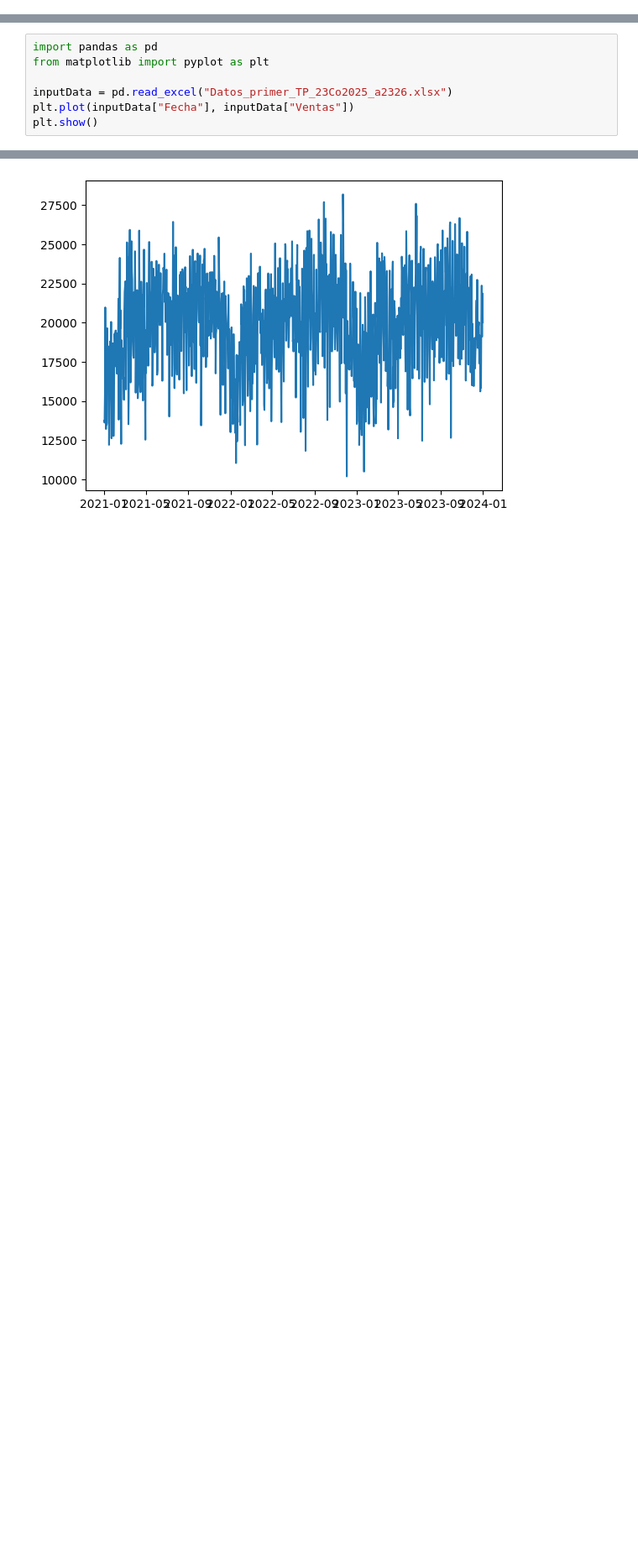
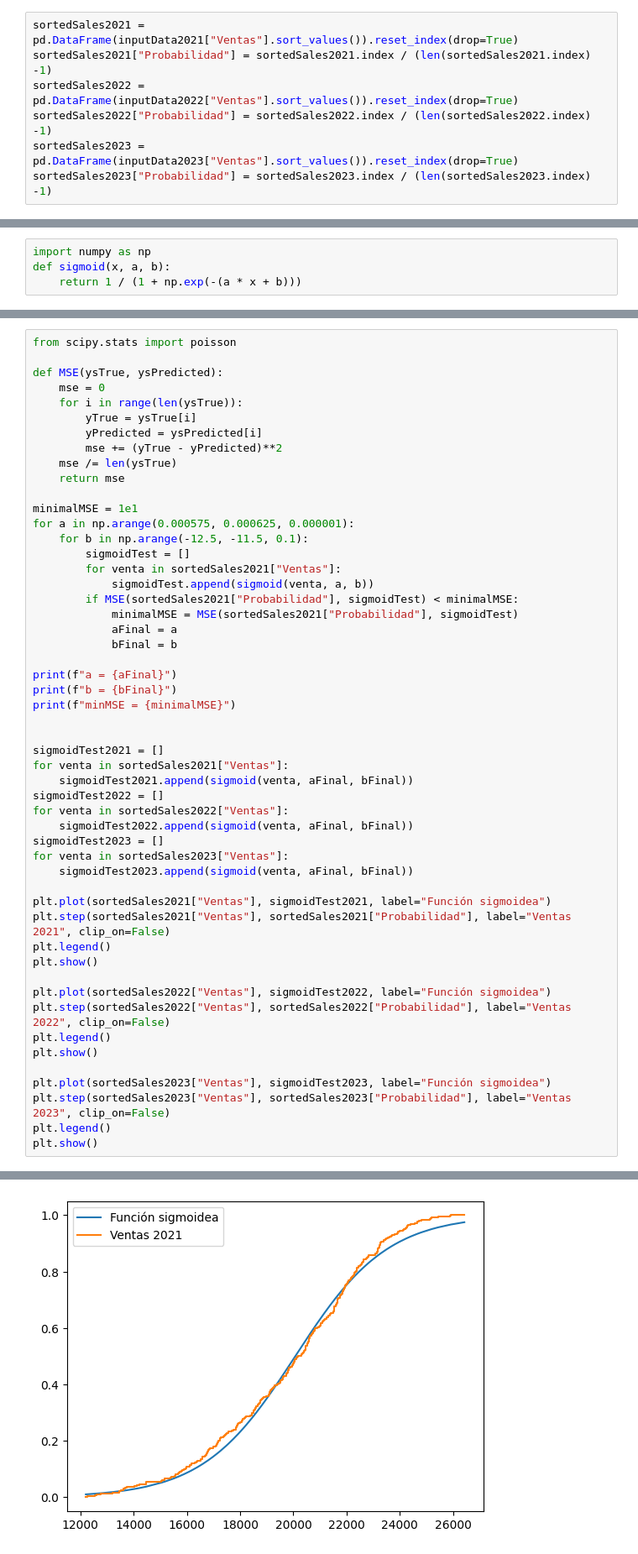
Before and after one commit to jteich99/peia, a Jupyter notebook: TP1/TP1_TEICH.ipynb, the cells around one changed output, grey strips where cells are left out. Shown at 84% size. Saved outputs shown, nothing was run; the diff lists cells and outputs as text; blank space fills up the shorter version.

```diff
--- a/TP1/TP1_TEICH.ipynb
+++ b/TP1/TP1_TEICH.ipynb
@@ -148,0 +171,7 @@ $$
+# %%
+sortedSales2021 = pd.DataFrame(inputData2021["Ventas"].sort_values()).reset_index(drop=True)
+sortedSales2021["Probabilidad"] = sortedSales2021.index / (len(sortedSales2021.index) -1)
+sortedSales2022 = pd.DataFrame(inputData2022["Ventas"].sort_values()).reset_index(drop=True)
+sortedSales2022["Probabilidad"] = sortedSales2022.index / (len(sortedSales2022.index) -1)
+sortedSales2023 = pd.DataFrame(inputData2023["Ventas"].sort_values()).reset_index(drop=True)
+sortedSales2023["Probabilidad"] = sortedSales2023.index / (len(sortedSales2023.index) -1)
@@ -148,0 +203,4 @@ $$
+# %%
+import numpy as np
+def sigmoid(x, a, b):
+    return 1 / (1 + np.exp(-(a * x + b)))
@@ -149,8 +209,53 @@ $$
 # %%
-import pandas as pd
-from matplotlib import pyplot as plt
+from scipy.stats import poisson
 
-inputData = pd.read_excel("Datos_primer_TP_23Co2025_a2326.xlsx")
-plt.plot(inputData["Fecha"], inputData["Ventas"])
+def MSE(ysTrue, ysPredicted):
+    mse = 0
+    for i in range(len(ysTrue)):
+        yTrue = ysTrue[i]
+        yPredicted = ysPredicted[i]
+        mse += (yTrue - yPredicted)**2
+    mse /= len(ysTrue)
+    return mse
+
+minimalMSE = 1e1
+for a in np.arange(0.000575, 0.000625, 0.000001):
+    for b in np.arange(-12.5, -11.5, 0.1):
+        sigmoidTest = []
+        for venta in sortedSales2021["Ventas"]:
+            sigmoidTest.append(sigmoid(venta, a, b))
+        if MSE(sortedSales2021["Probabilidad"], sigmoidTest) < minimalMSE:
+            minimalMSE = MSE(sortedSales2021["Probabilidad"], sigmoidTest)
+            aFinal = a
+            bFinal = b
+
+print(f"a = {aFinal}")
+print(f"b = {bFinal}")
+print(f"minMSE = {minimalMSE}")
+
+
+sigmoidTest2021 = []
+for venta in sortedSales2021["Ventas"]:
+    sigmoidTest2021.append(sigmoid(venta, aFinal, bFinal))
+sigmoidTest2022 = []
+for venta in sortedSales2022["Ventas"]:
+    sigmoidTest2022.append(sigmoid(venta, aFinal, bFinal))
+sigmoidTest2023 = []
+for venta in sortedSales2023["Ventas"]:
+    sigmoidTest2023.append(sigmoid(venta, aFinal, bFinal))
+
+plt.plot(sortedSales2021["Ventas"], sigmoidTest2021, label="Función sigmoidea")
+plt.step(sortedSales2021["Ventas"], sortedSales2021["Probabilidad"], label="Ventas 2021", clip_on=False)
+plt.legend()
 plt.show()
+
+plt.plot(sortedSales2022["Ventas"], sigmoidTest2022, label="Función sigmoidea")
+plt.step(sortedSales2022["Ventas"], sortedSales2022["Probabilidad"], label="Ventas 2022", clip_on=False)
+plt.legend()
+plt.show()
+
+plt.plot(sortedSales2023["Ventas"], sigmoidTest2023, label="Función sigmoidea")
+plt.step(sortedSales2023["Ventas"], sortedSales2023["Probabilidad"], label="Ventas 2023", clip_on=False)
+plt.legend()
+plt.show()
 # %% [output]
@@ -157 +265 @@ plt.show()
-[figure, old version]
+[figure, new version]
```
Also changed, not shown: parts of 13 cells of this notebook, 2 other files.
